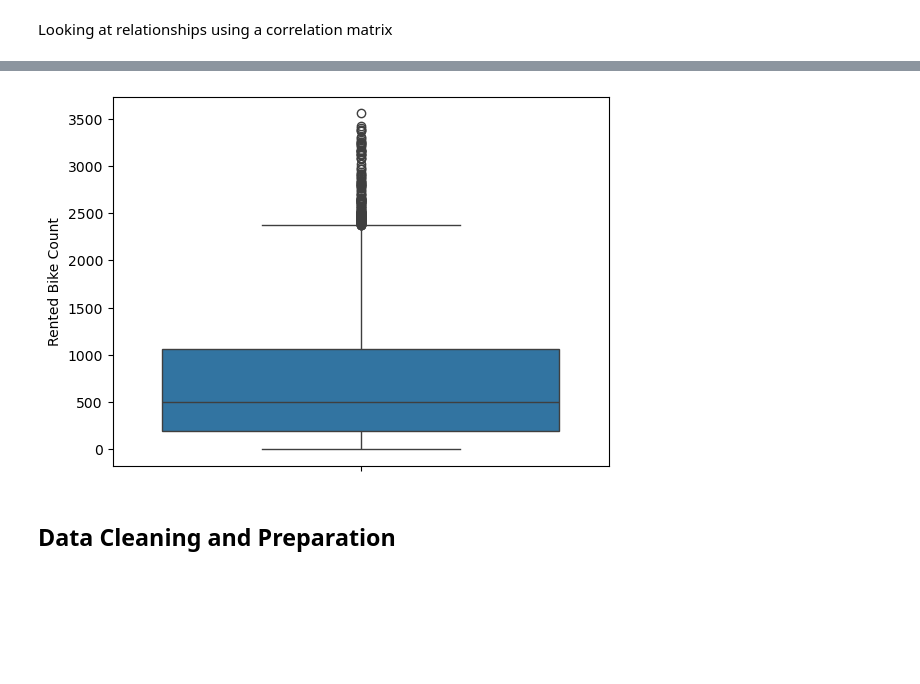
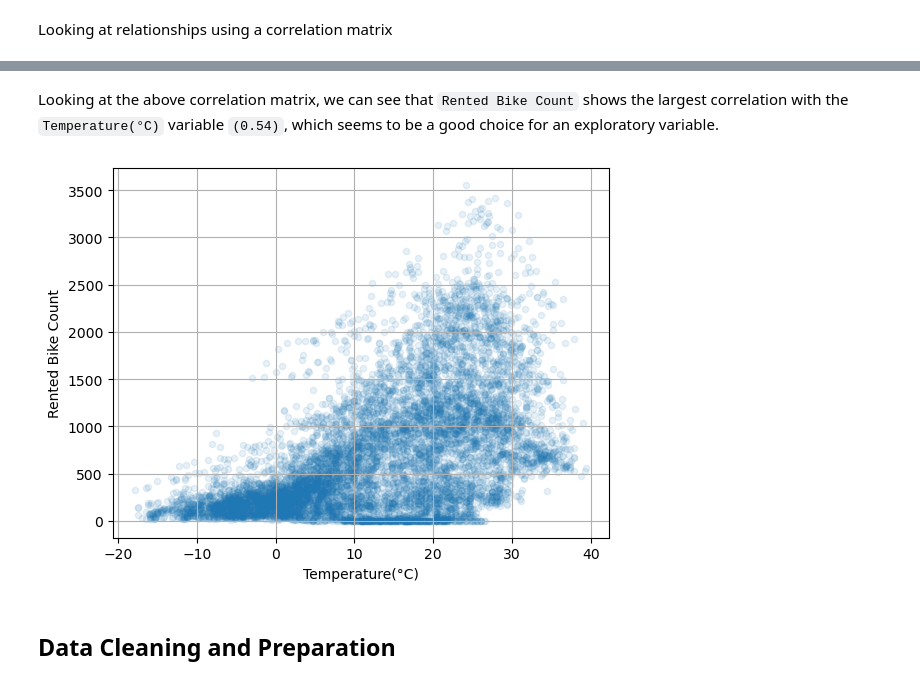
Before and after one commit to Alex-Idachaba/Machine-Learning-Algorithms, a Jupyter notebook: Linear_Regression.ipynb, the cells around one changed output, grey strips where cells are left out. Cells and saved outputs as stored; diff of their text form; code cells hidden in the pictures; blank space fills up the shorter version.

Commit message:
visualizing corollation

```diff
--- a/Linear_Regression.ipynb
+++ b/Linear_Regression.ipynb
@@ -157,16 +146,11 @@ dtype: object
-# %%
-# Check the Rented Bike Count column to see if there are any outliers or errors in the data,
-# Since the histogram looks skewed.
-
-import seaborn as sns
-import matplotlib.pyplot as plt
-
-# Create a boxplot to visually check for outliers in the column
-sns.boxplot(df['Rented Bike Count'])
-
-plt.show()
-# %% [output]
-[figure, removed]
+# %% [markdown]
+Looking at the above correlation matrix, we can see that `Rented Bike Count` shows the largest correlation with the `Temperature(°C)` variable `(0.54)`, which seems to be a good choice for an exploratory variable.
+# %%
+df_exempted.plot(kind="scatter", x="Temperature(°C)", y="Rented Bike Count",
+             alpha=0.1, grid=True)
+plt.show()
+# %% [output]
+[figure, added]
 # %% [markdown]
 ## Data Cleaning and Preparation
 # %% [markdown]
```
Also changed, not shown: parts of 1 cell of this notebook.
